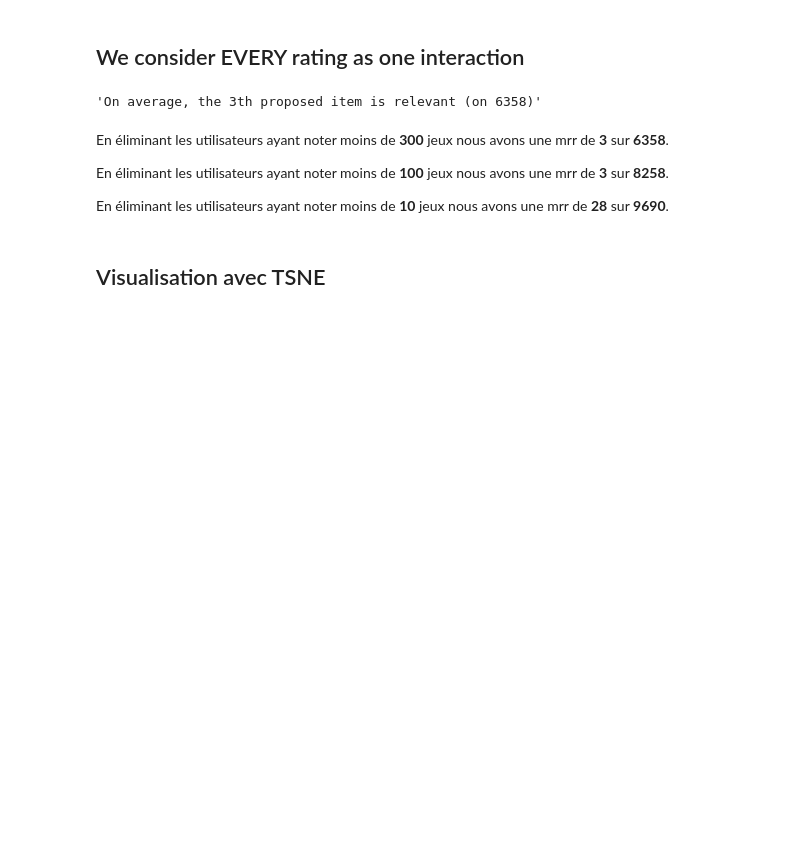
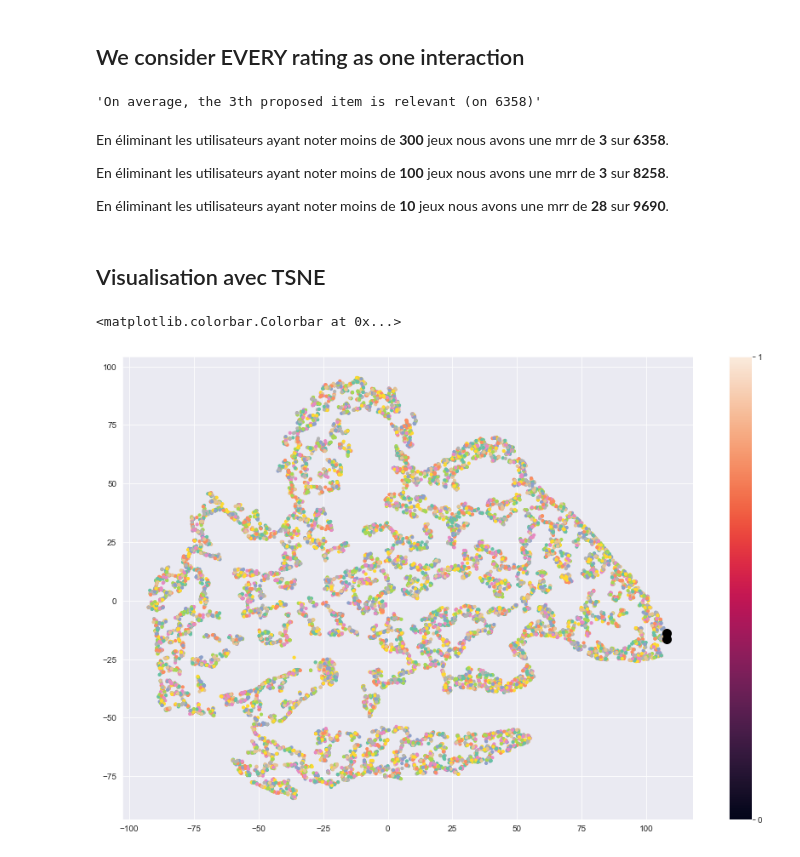
Before and after one commit to N-nolwenn/PLDAC, a Jupyter notebook: seance6/reco2-users-brouillon.ipynb, the cells around one changed output. Drawn from its saved outputs; the diff is of its cells as text; code cells hidden in the pictures; blank space fills up the shorter version.

```diff
--- a/seance6/reco2-users-brouillon.ipynb
+++ b/seance6/reco2-users-brouillon.ipynb
@@ -490,3 +1121,31 @@ tsne_mat = tsne.fit_transform(U)
+# %%
+matrice = df_avis.pivot_table(index='author',columns='title',values='note')
+matrice = matrice.fillna(0).values
+# %%
+from sklearn.manifold import TSNE
+from sklearn.decomposition import TruncatedSVD
+
+svd = TruncatedSVD(n_components=2)
+svd_transform = svd.fit_transform(matrice)
+
+tsne = TSNE(n_components=2,perplexity=30.,early_exaggeration=12.,learning_rate=200.,n_iter=1000,random_state=0)
+tsne_transform = tsne.fit_transform(svd_transform)
 # %%
-plt.scatter(tsne_mat[:,0],tsne_mat[:,1])
-plt.show()
+NN2cluster = np.argmax(np.abs(svd_transform ), axis=0)
+import seaborn as sns
+import matplotlib.cm as cm
+cmap = cm.tab20
+cmap = cm.get_cmap('hsv', 20)
+cmap = cm.get_cmap('jet', 20)
+#cmap = cm.tab20
+
+colors = sns.color_palette("Set2", n_colors=len(tsne_transform))
+
+plt.figure(figsize=(15,10))
+plt.scatter(tsne_transform [:,0],tsne_transform [:,1],c=colors, cmap=cmap, s=10)
+plt.scatter(tsne_transform [NN2cluster[:],0],tsne_transform [NN2cluster[:],1], c='black', s=100)
+#plt.scatter(tsne_mat[NN2cluster2[:],0],tsne_mat[NN2cluster2[:],1], c='red', s=100)
+plt.colorbar(ticks=range(20))
+# %% [output]
+<matplotlib.colorbar.Colorbar at 0x...>
+[figure, added]
```
Also changed, not shown: parts of 50 cells of this notebook.
